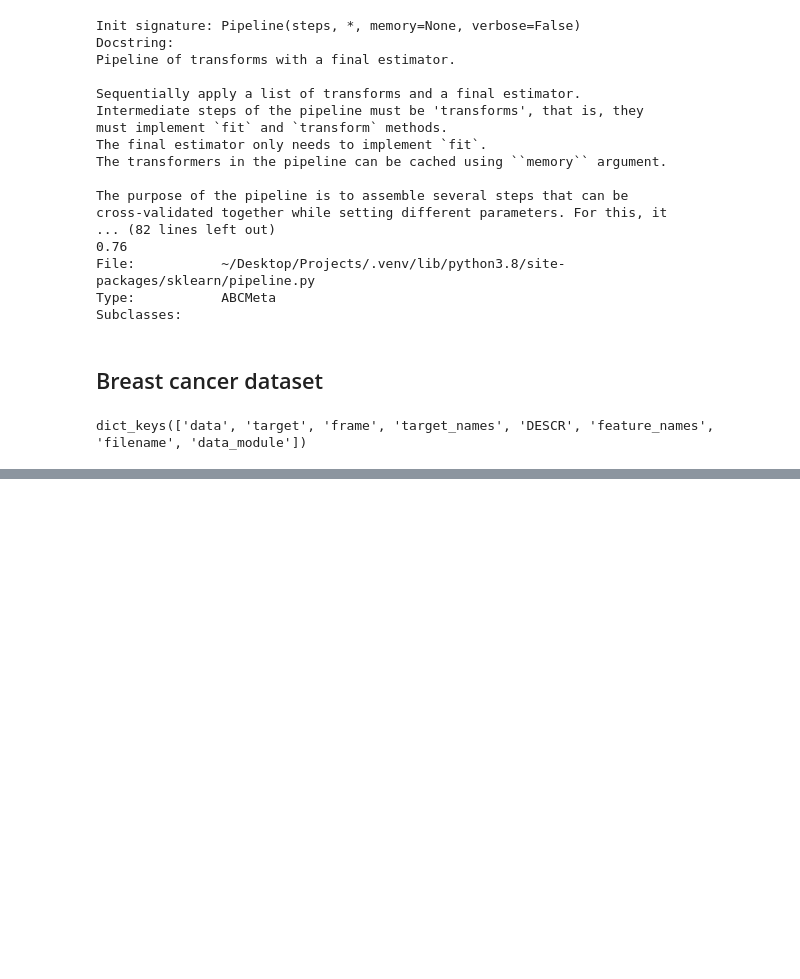
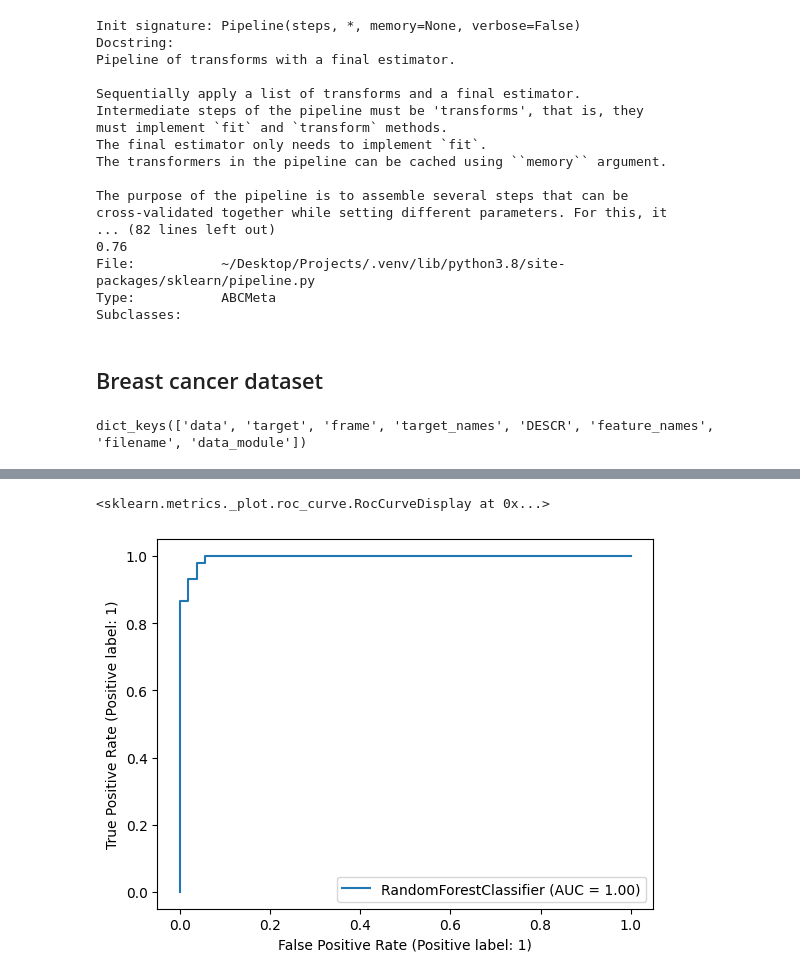
Before and after one commit to abhishekde95/Projects, a Jupyter notebook: DS/ML_prep/sklearn.ipynb, the cells around one changed output, grey strips where cells are left out. Saved outputs shown, nothing was run; the diff lists cells and outputs as text; code cells hidden in the pictures; blank space fills up the shorter version.

```diff
--- a/DS/ML_prep/sklearn.ipynb
+++ b/DS/ML_prep/sklearn.ipynb
@@ -541,0 +708,5 @@ bc_dataset["data"]
+# %%
+RocCurveDisplay.from_estimator(estimator=forest2, X=X_test, y=Y_test)
+# %% [output]
+<sklearn.metrics._plot.roc_curve.RocCurveDisplay at 0x...>
+[figure, added]
```
Also changed, not shown: parts of 18 cells of this notebook, 2 other files.
